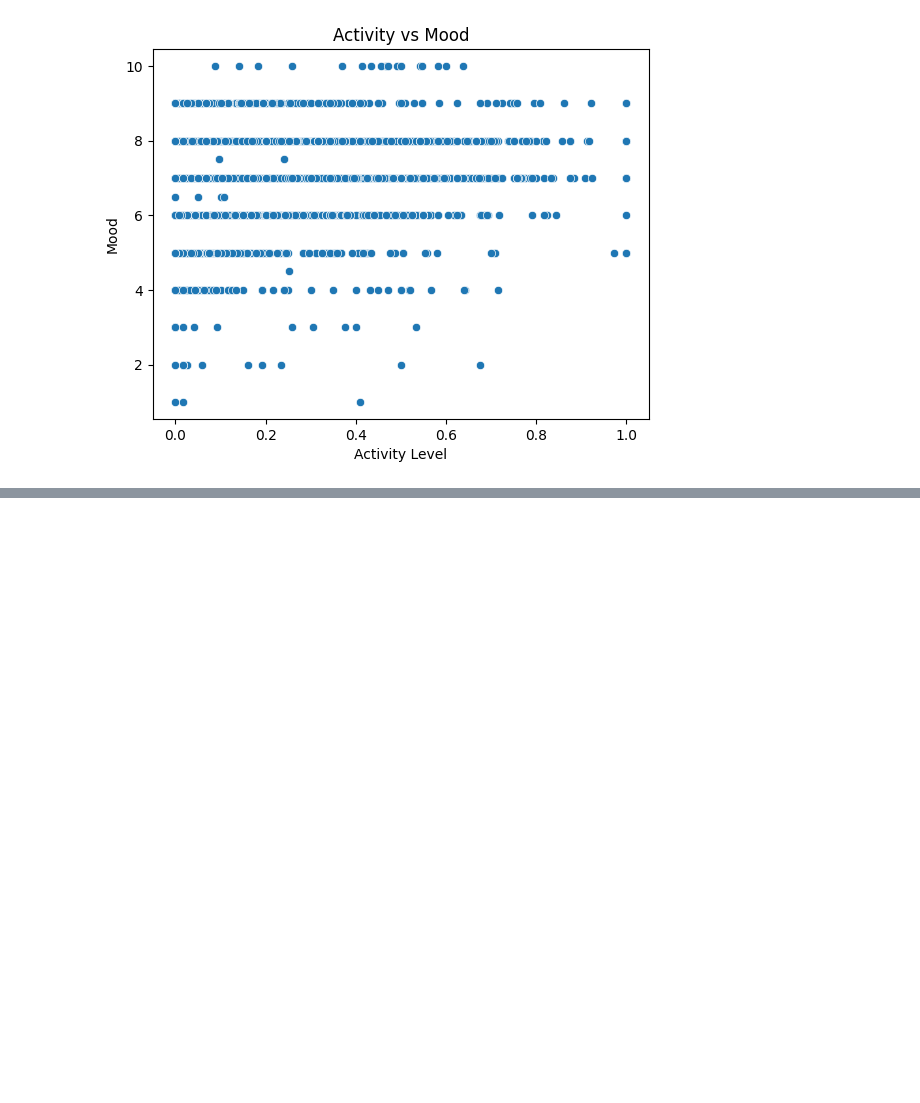
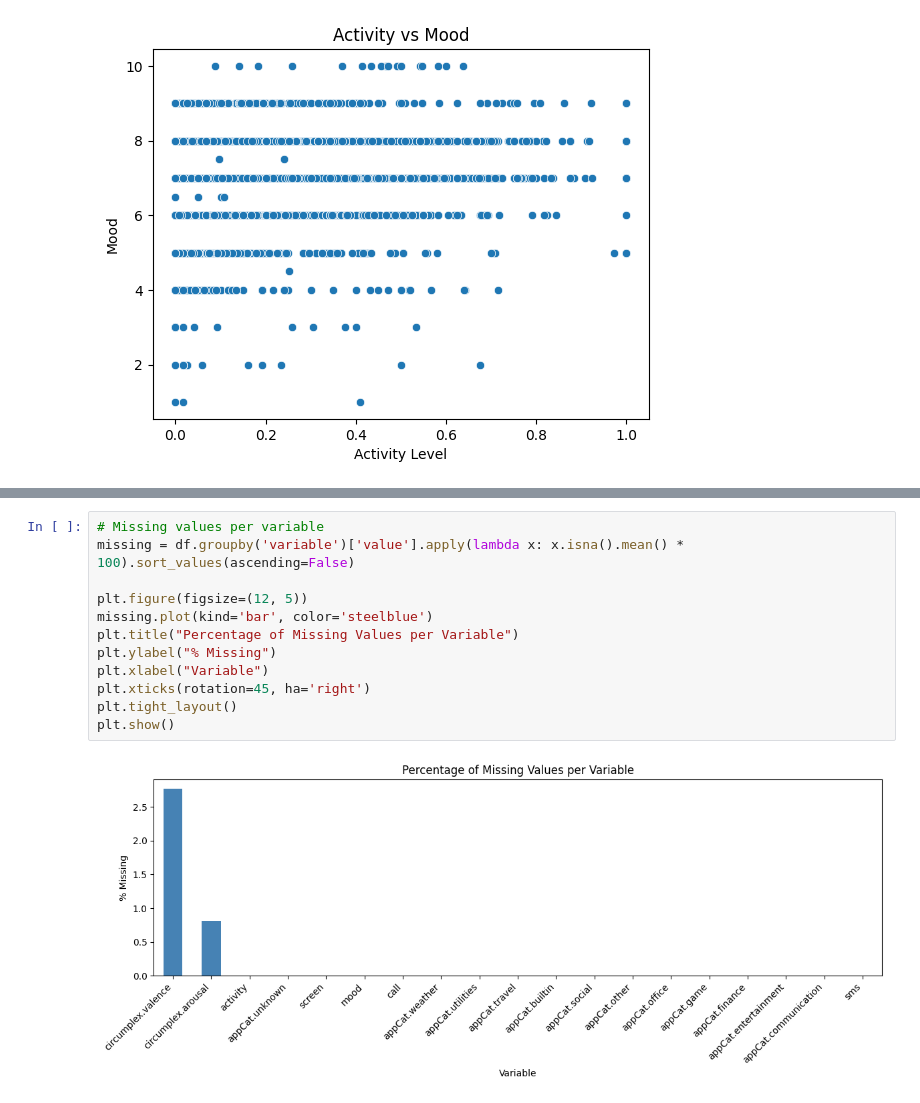
Before and after one commit to PJWVDH/Data-mining-techniques, a Jupyter notebook: dylan.ipynb, the cells around one changed output, grey strips where cells are left out. Cells and saved outputs as stored; diff of their text form; blank space fills up the shorter version.

```diff
--- a/dylan.ipynb
+++ b/dylan.ipynb
@@ -131,0 +192,14 @@ plt.show()
+# %%
+# Missing values per variable
+missing = df.groupby('variable')['value'].apply(lambda x: x.isna().mean() * 100).sort_values(ascending=False)
+
+plt.figure(figsize=(12, 5))
+missing.plot(kind='bar', color='steelblue')
+plt.title("Percentage of Missing Values per Variable")
+plt.ylabel("% Missing")
+plt.xlabel("Variable")
+plt.xticks(rotation=45, ha='right')
+plt.tight_layout()
+plt.show()
+# %% [output]
+[figure, added]
```
Also changed, not shown: parts of 9 cells of this notebook.
